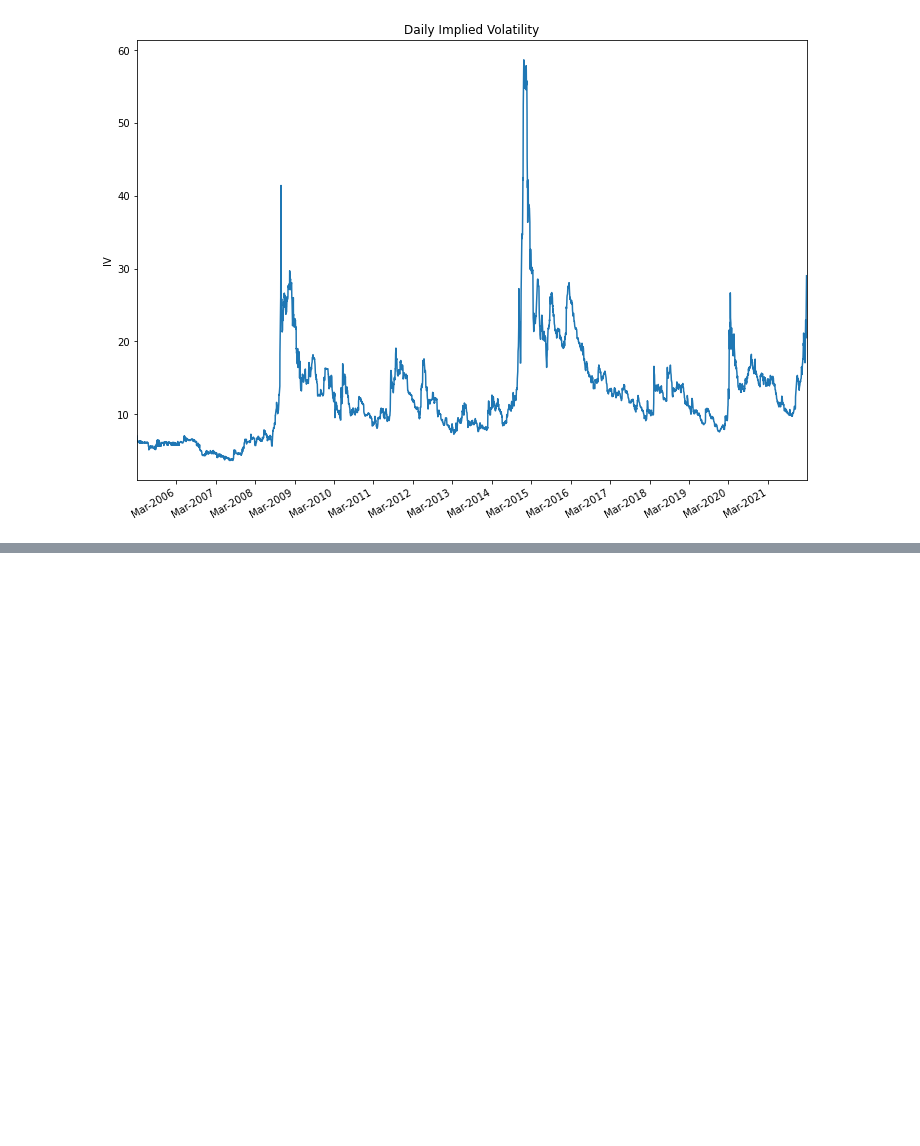
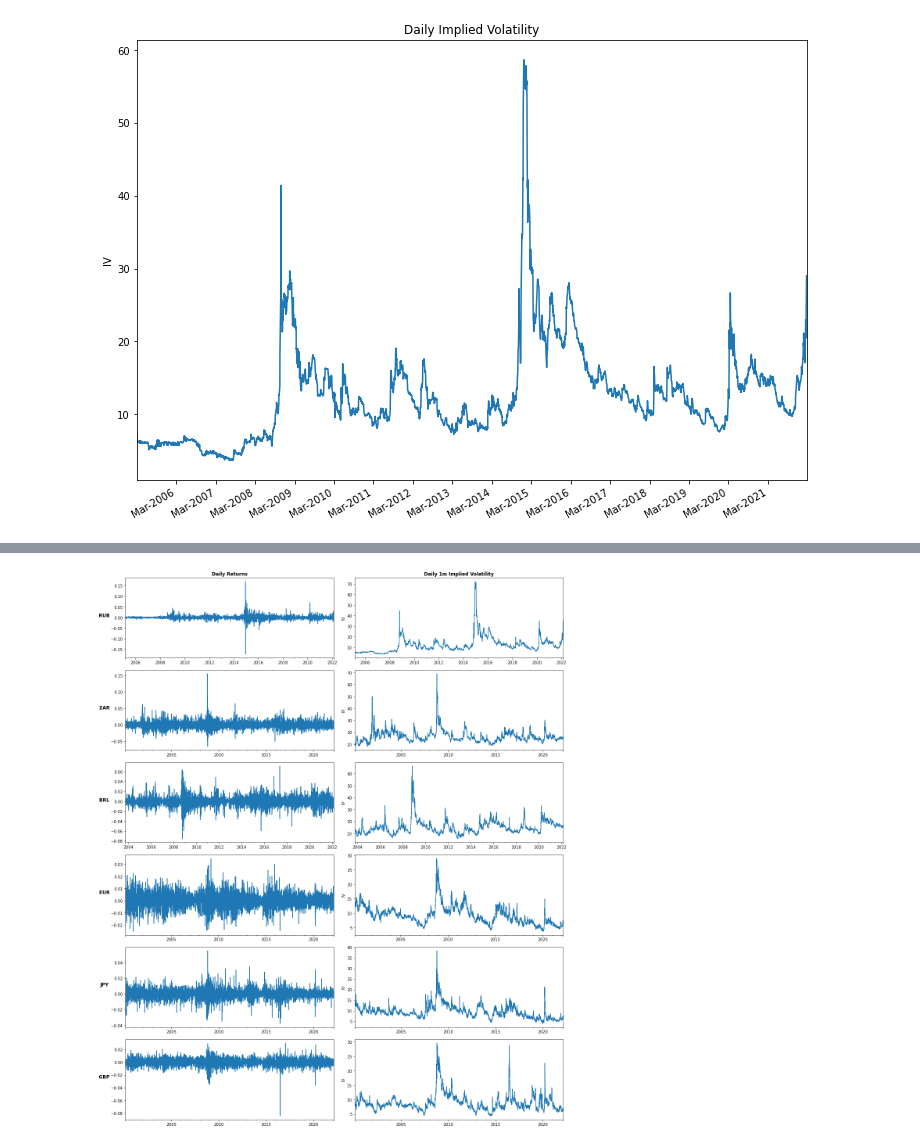
Before and after one commit to frederikbachdk/FXVolTrading, a Jupyter notebook: tradingstrategy/garch_descriptive.ipynb, the cells around one changed output, grey strips where cells are left out. Cells and saved outputs as stored; diff of their text form; code cells hidden in the pictures; blank space fills up the shorter version.

Commit message:
fixed some plots

```diff
--- a/tradingstrategy/garch_descriptive.ipynb
+++ b/tradingstrategy/garch_descriptive.ipynb
@@ -98,0 +96,4 @@ plot_grid(df_dict=dfs, series='v1m',cols=2)  # FIX DATES!!!
+# %%
+plot_returns_and_vol(df_dict=dfs, vol_period='1m')
+# %% [output]
+[figure, added]
```
Also changed, not shown: parts of 2 cells of this notebook, 6 other files.
